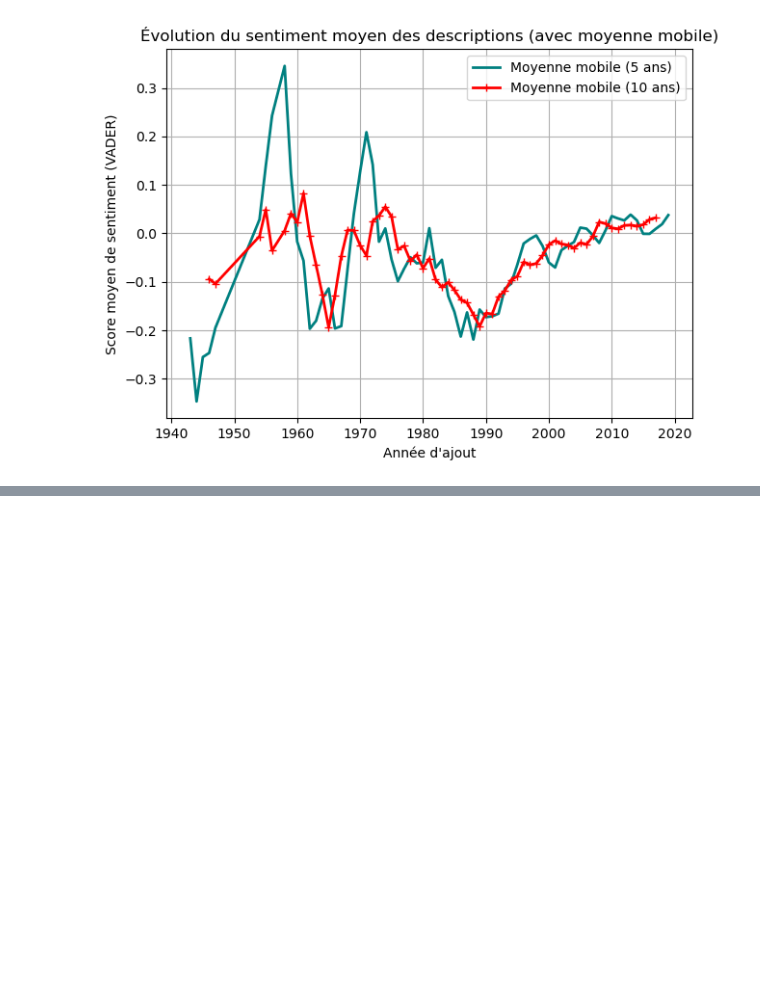
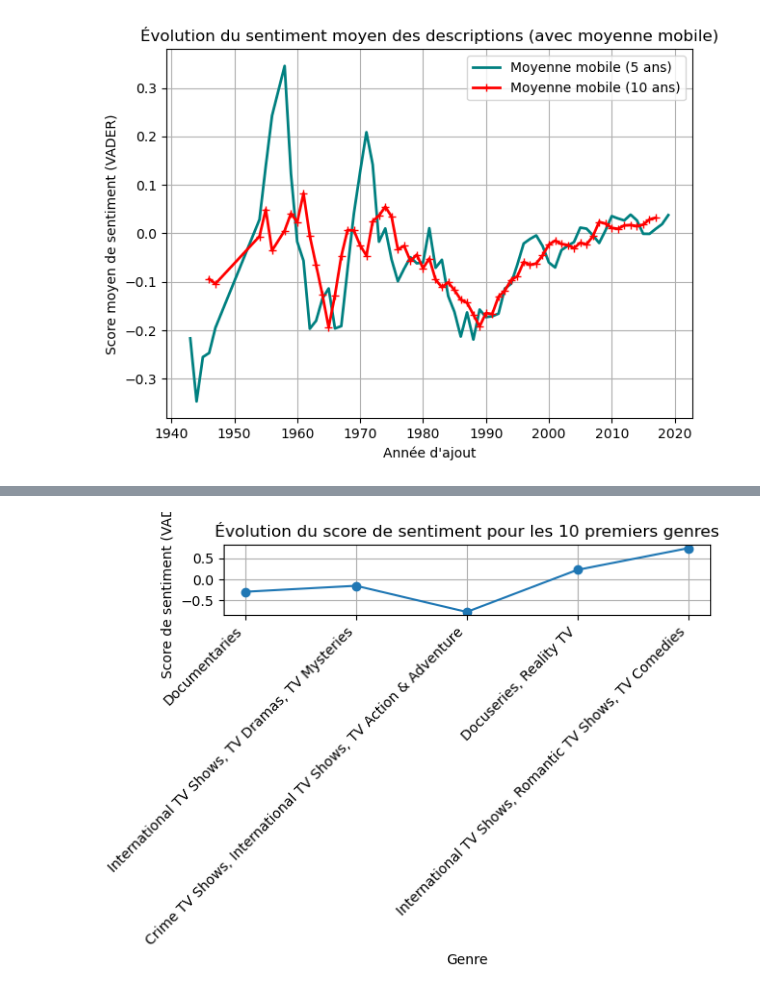
Before and after one commit to amina-taleb/netflix-insights, a Jupyter notebook: Netflix Data Analysis.ipynb, the cells around one changed output, grey strips where cells are left out. Cells and saved outputs as stored; diff of their text form; code cells hidden in the pictures; blank space fills up the shorter version.

```diff
--- a/Netflix Data Analysis.ipynb
+++ b/Netflix Data Analysis.ipynb
@@ -883,0 +1004,14 @@ plt.show()
+# %%
+df_sample = df.head(5).copy()
+df_sample['listed_in'] = df_sample['listed_in'].apply(lambda x: ', '.join(x) if isinstance(x, list) else str(x))
+
+plt.plot(df_sample['listed_in'], df_sample['sentiment'], marker='o', linestyle='-')
+plt.title("Évolution du score de sentiment pour les 10 premiers genres")
+plt.xlabel("Genre")
+plt.ylabel("Score de sentiment (VADER)")
+plt.xticks(rotation=45, ha='right')
+plt.grid(True)
+plt.tight_layout()
+plt.show()
+# %% [output]
+[figure, added]
```
Also changed, not shown: parts of 41 cells of this notebook.
